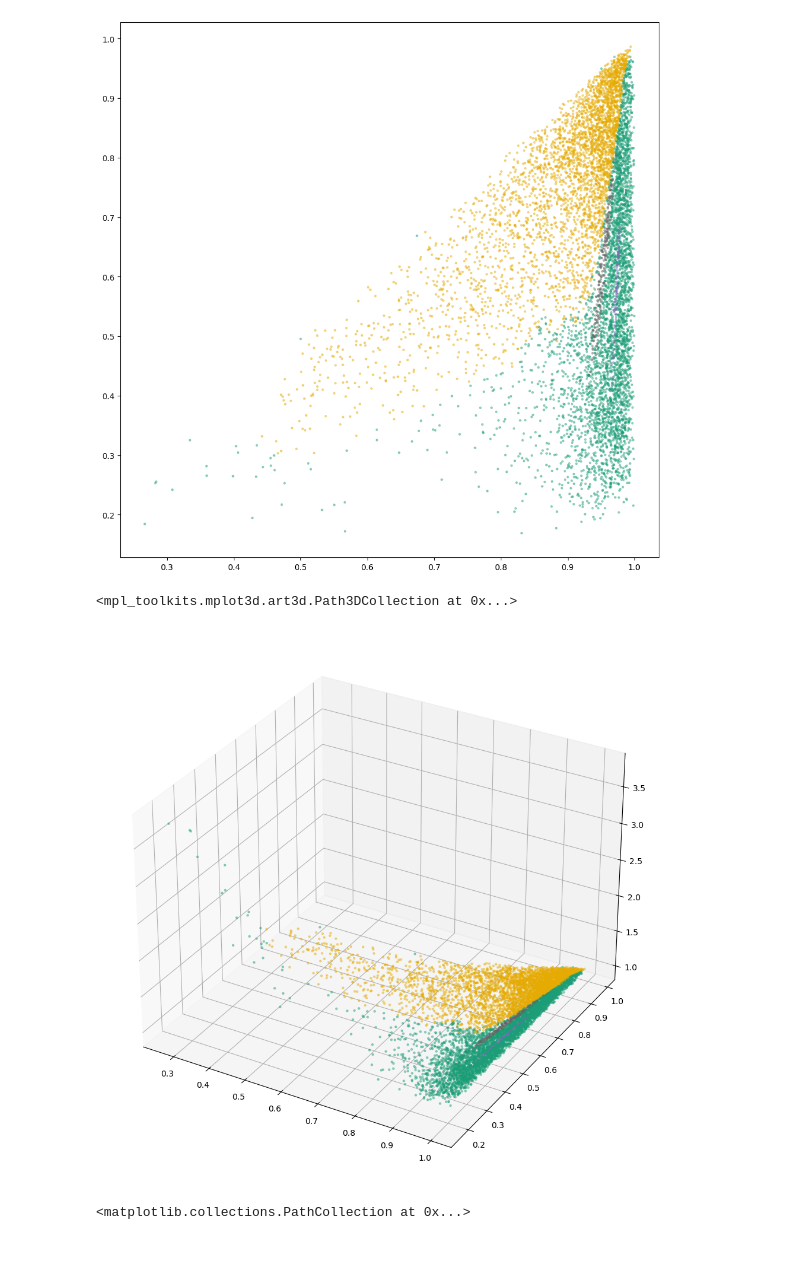
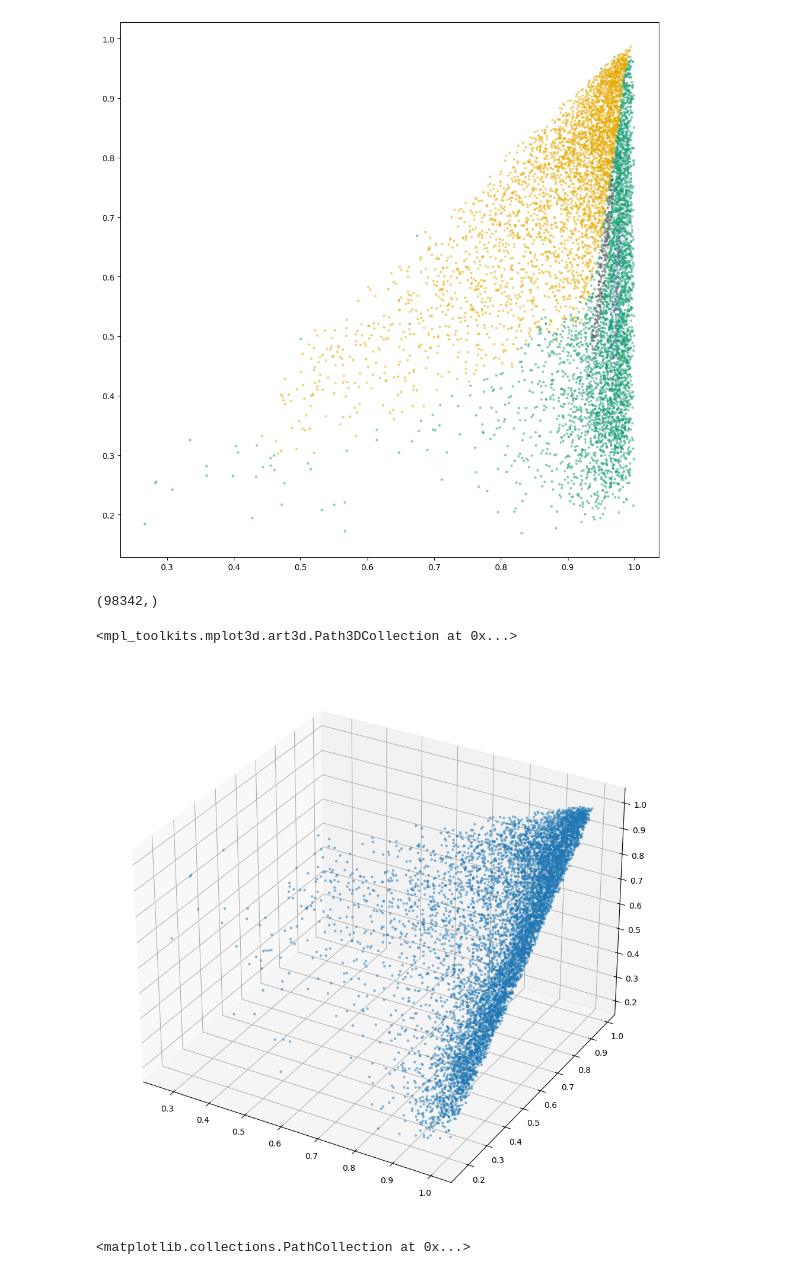
Before and after one commit to CosmicHitchhiker/ds_astro_2026s, a Jupyter notebook: axisratios.ipynb, the cells around one changed output. Saved outputs shown, nothing was run; the diff lists cells and outputs as text; code cells hidden in the pictures.

```diff
--- a/axisratios.ipynb
+++ b/axisratios.ipynb
@@ -25,3 +35,11 @@ with h5py.File('stellar_circs.hdf5', 'r') as f:
+# %%
+common_ids, idx_shapes, idx_masses = np.intersect1d(
+    names, ids_masses_masked, return_indices=True
+)
+# %%
+data   = data[idx_shapes]           # shape eigenvalues for matched subhalos
+mass   = stellar_mass_masked[idx_masses]
+tot_mass = total_aperture_masses_masked[idx_masses]  # M* for matched subhalos
 # %%
 flatness = data[:,0]/np.sqrt(data[:,1]*data[:,2])
 # %%
@@ -52,7 +70,7 @@ ax = fig.add_subplot()
 
 r10 = data[:, 0] / data[:, 2]
 r20 = data[:, 1] / data[:, 2]
-r21 = data[:, 2] / data[:, 1]
+r21 = data[:, 0] / data[:, 1]
 
 ax.scatter(r20, r10, s=10)
 ax.set_xlabel('b/a')
@@ -119,4 +122,4 @@ ba = r10  # b/a
 ca = r20  # c/a
 T  = (1 - ba**2) / (1 - ca**2 + 1e-8)  # triaxiality
 
-X = np.column_stack([ba, ca, T])
+X = np.column_stack([ba, ca, T, mass])
@@ -130,14 +156,18 @@ ax.scatter(r20, r10, c=labels, cmap='Dark2',s =5,alpha=0.4)
 # %% [output]
 <matplotlib.collections.PathCollection at 0x...>
 [figure]
+# %%
+tot_aperture_masses
+# %% [output]
+(98342,)
 # %%
 labels = sc.HDBSCAN(min_cluster_size=100).fit_predict(X)
 fig = plt.figure(figsize=(12, 12))
 ax = fig.add_subplot(projection='3d')
-ax.scatter(r20, r10, r21, c=labels, cmap='Dark2',s =5,alpha=0.4)
+ax.scatter(r20, r10, r21,s =5,alpha=0.4)
 # %% [output]
 <mpl_toolkits.mplot3d.art3d.Path3DCollection at 0x...>
-[figure, old version]
+[figure, new version]
 # %%
 labelsgmm = GaussianMixture(n_components=3).fit_predict(X)
 fig = plt.figure(figsize=(12, 12))
```
Also changed, not shown: parts of 10 cells of this notebook.
